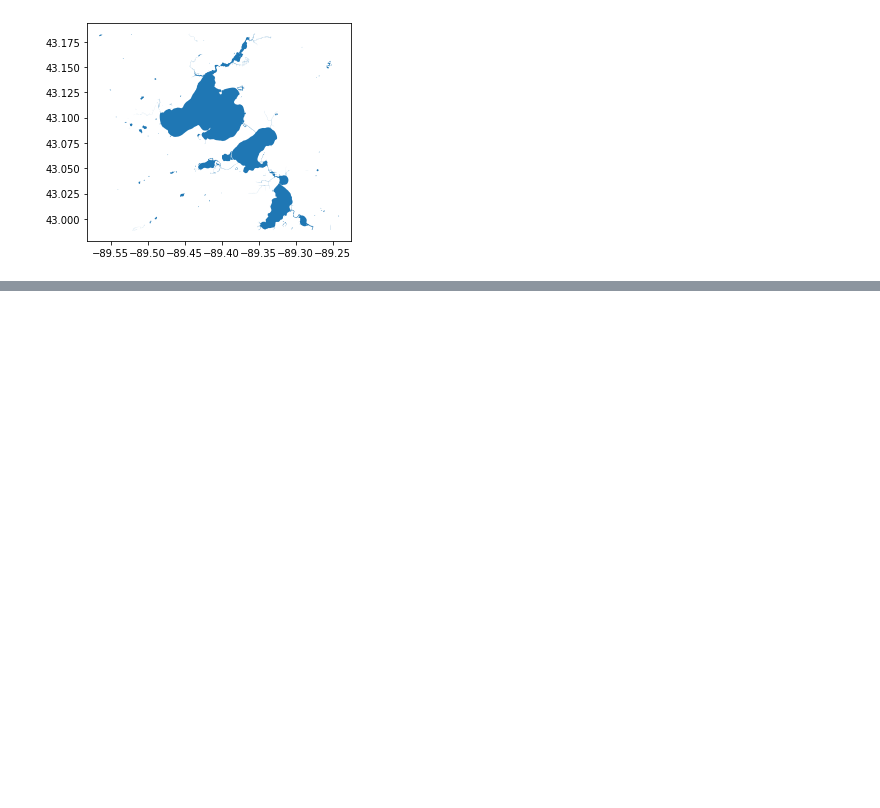
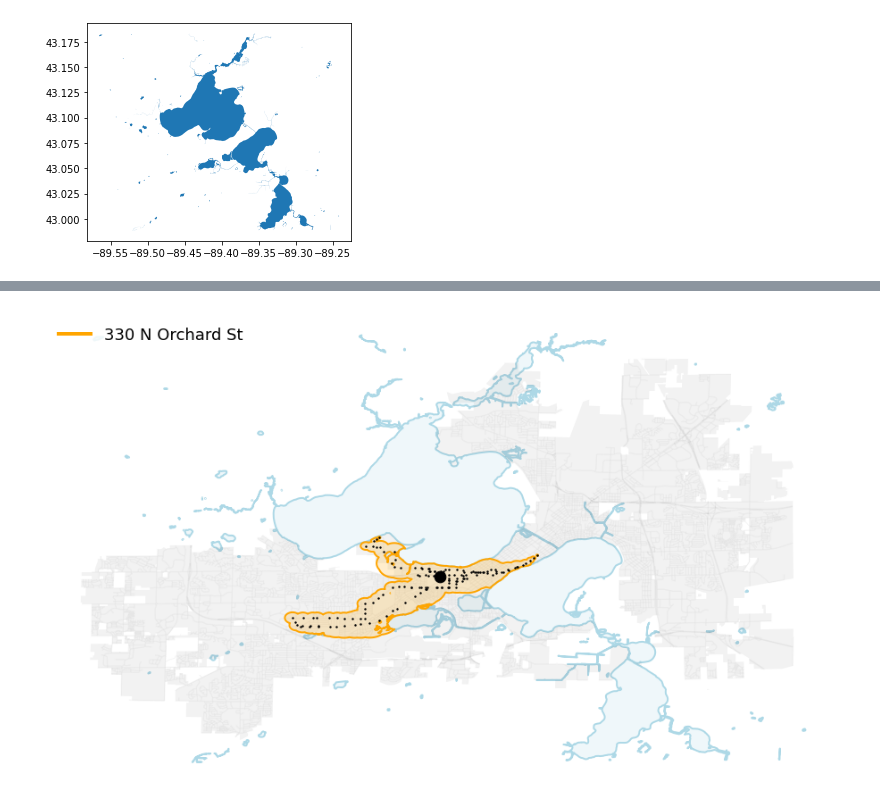
Before and after one commit to wisc-bus/simulator, a Jupyter notebook: notebooks/Young_task.ipynb, the cells around one changed output, grey strips where cells are left out. Drawn from its saved outputs; the diff is of its cells as text; code cells hidden in the pictures; blank space fills up the shorter version.

```diff
--- a/notebooks/Young_task.ipynb
+++ b/notebooks/Young_task.ipynb
@@ -33,6 +37,7 @@ min_lat = city.bounds.miny.min()
 geolocator = Nominatim(user_agent="wisc_bazarr_demo")
 manager = LocalManager(DATA_PATH, OUT_PATH, None)
 busSim = BusSim(manager, DAY, START_TIME, ELAPSE_TIME, AVG_WALKING_SPEED, MAX_WALKING_MIN)
+busSim2 = BusSim(manager, "sunday", START_TIME, ELAPSE_TIME, AVG_WALKING_SPEED, MAX_WALKING_MIN)
 # %%
 cache = {}
 def geocode(addr):
@@ -73,3 +110,48 @@ lat, lon = (location.latitude, location.longitude)
+# %%
+ax = lakes.boundary.plot(color="lightblue", zorder=1, linewidth=2, figsize=(16, 16))
+lakes.plot(color="lightblue", ax=ax, alpha=0.2, zorder=1)
+city.plot(color="black", alpha=0.05, ax=ax, zorder=2)
+street.plot(color="black", alpha=0.03, ax=ax, zorder=3)
+
+leg_lines = []
+leg_text = []
+
+colors = ["orange", "blue", "green", "yellow"]
+
+zorder = 4
+
+bubbles = []
+addr = '330 N Orchard St'
+
+zorder += 10
+location = geocode(addr)
+lat, lon = (location.latitude, location.longitude)
+
+gdf = busSim2.get_gdf(start_point=(lat, lon)) # draw bubble
+gdf = gdf.to_crs(epsg=4326)
+
+color = colors[0 % len(colors)]
+bubble = flatten(gdf.difference(lakes.unary_union)) # the difference between bubble and lakes = bubble - lakes
+bubble["color"] = color
+bubble.boundary.plot(color=color, ax=ax, linewidth=2, zorder=zorder+2)
+# Round-trip the data through a flat projection, ideally one which preserves area, such as Equal Area Cylindrical ('+proj=cea')
+gdf["geometry"].to_crs('+proj=cea').centroid.to_crs(gdf.crs).plot(color="black", ax=ax, markersize=2, zorder=zorder+3)
+start = gpd.GeoSeries([Point(lon, lat)])
+start.plot(ax = ax, marker='o', color="black", markersize=160, zorder=100) # draw start point
+
+leg_lines.append(Line2D([0], [0], color=color, lw=4)) # legend line image
+leg_text.append(addr)
+
+df = bubble
+df.plot(alpha=0.2, ax=ax, color=df["color"], zorder=zorder)
+
+leg = ax.legend(leg_lines, leg_text, prop={"size": 18}, loc="upper left")
+leg.get_frame().set_facecolor("white")
+leg.get_frame().set_edgecolor("white")
+
+ax.set_axis_off() # set axis off
+# %% [output]
+[figure, added]
 # %%
 def plot(starts=[]):
     ax = lakes.boundary.plot(color="lightblue", zorder=1, linewidth=2, figsize=(16, 16))
```
Also changed, not shown: parts of 4 cells of this notebook, 2 other files.
